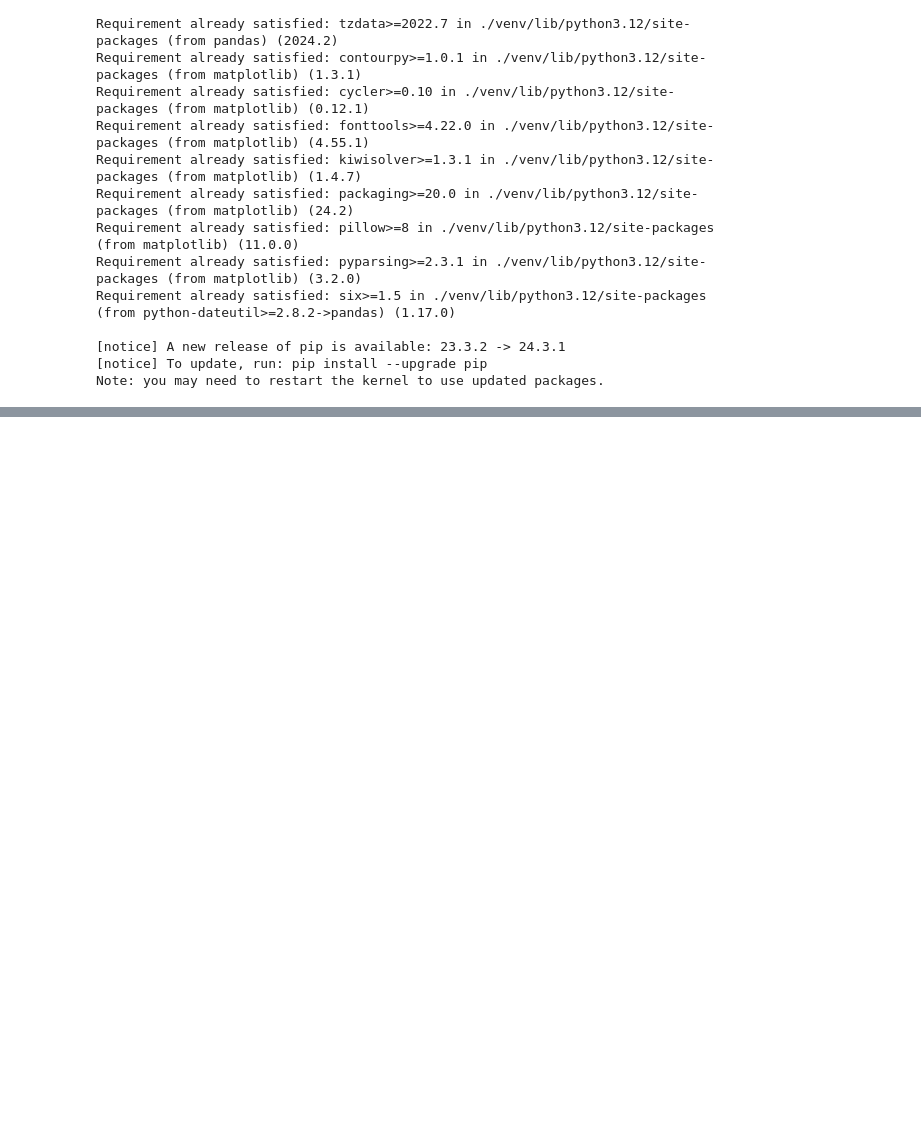
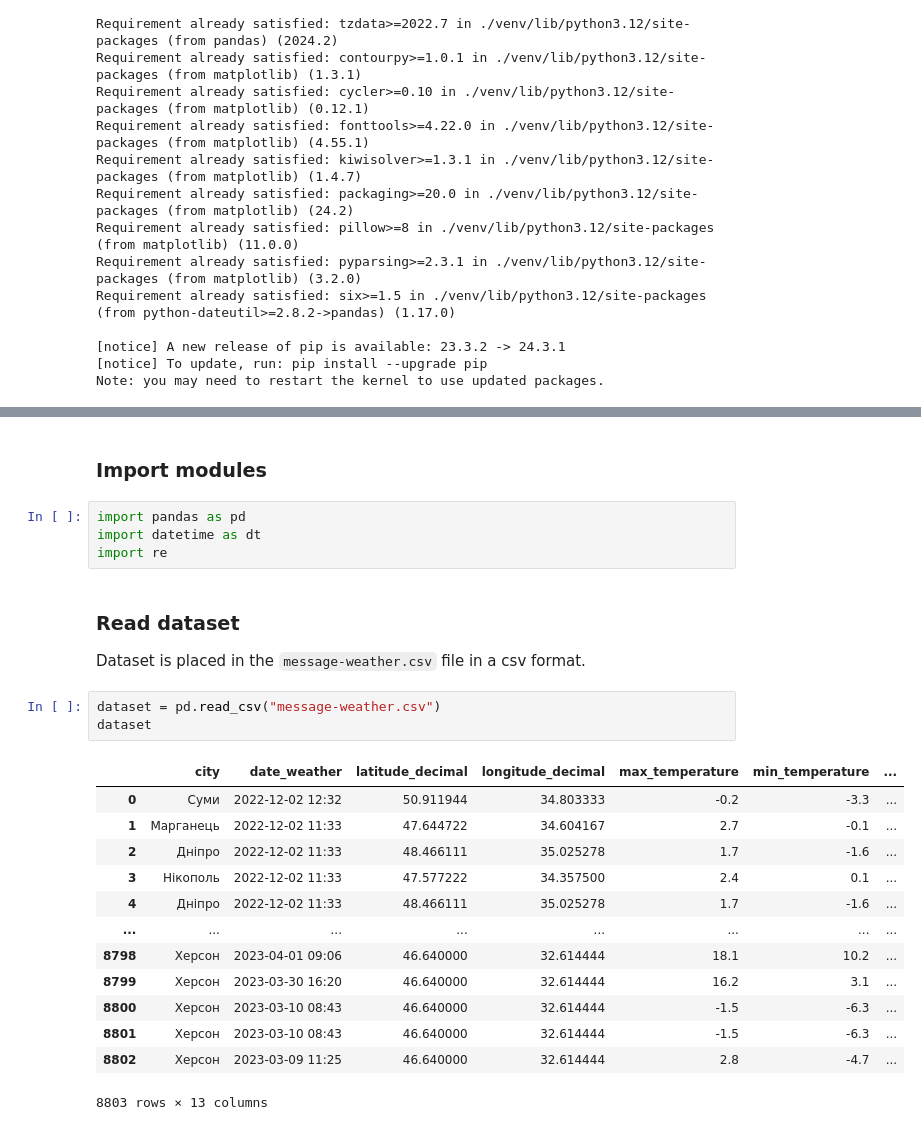
Before and after one commit to draklowell/eda-lab, a Jupyter notebook: notebook.ipynb, the cells around one changed output, grey strips where cells are left out. Drawn from its saved outputs; the diff is of its cells as text; blank space fills up the shorter version.

```diff
--- a/notebook.ipynb
+++ b/notebook.ipynb
@@ -93,0 +37,27 @@ data.reset_index().groupby("weather_description")[0].sum().sort_values().plot.ba
+# %% [markdown]
+### Import modules
+# %%
+import pandas as pd
+import datetime as dt
+import re
+# %% [markdown]
+### Read dataset
+
+Dataset is placed in the `message-weather.csv` file in a csv format.
+# %%
+dataset = pd.read_csv("message-weather.csv")
+dataset
+# %% [output]
+|  | city | date_weather | latitude_decimal | longitude_decimal | max_temperature | min_temperature | ... |
+| 0 | Суми | 2022-12-02 12:32 | 50.911944 | 34.803333 | -0.2 | -3.3 | ... |
+| 1 | Марганець | 2022-12-02 11:33 | 47.644722 | 34.604167 | 2.7 | -0.1 | ... |
+| 2 | Дніпро | 2022-12-02 11:33 | 48.466111 | 35.025278 | 1.7 | -1.6 | ... |
+| 3 | Нікополь | 2022-12-02 11:33 | 47.577222 | 34.357500 | 2.4 | 0.1 | ... |
+| 4 | Дніпро | 2022-12-02 11:33 | 48.466111 | 35.025278 | 1.7 | -1.6 | ... |
+| ... | ... | ... | ... | ... | ... | ... | ... |
+| 8798 | Херсон | 2023-04-01 09:06 | 46.640000 | 32.614444 | 18.1 | 10.2 | ... |
+| 8799 | Херсон | 2023-03-30 16:20 | 46.640000 | 32.614444 | 16.2 | 3.1 | ... |
+| 8800 | Херсон | 2023-03-10 08:43 | 46.640000 | 32.614444 | -1.5 | -6.3 | ... |
+| 8801 | Херсон | 2023-03-10 08:43 | 46.640000 | 32.614444 | -1.5 | -6.3 | ... |
+| 8802 | Херсон | 2023-03-09 11:25 | 46.640000 | 32.614444 | 2.8 | -4.7 | ... |
+8803 rows × 13 columns
```
Also changed, not shown: parts of 48 cells of this notebook.
